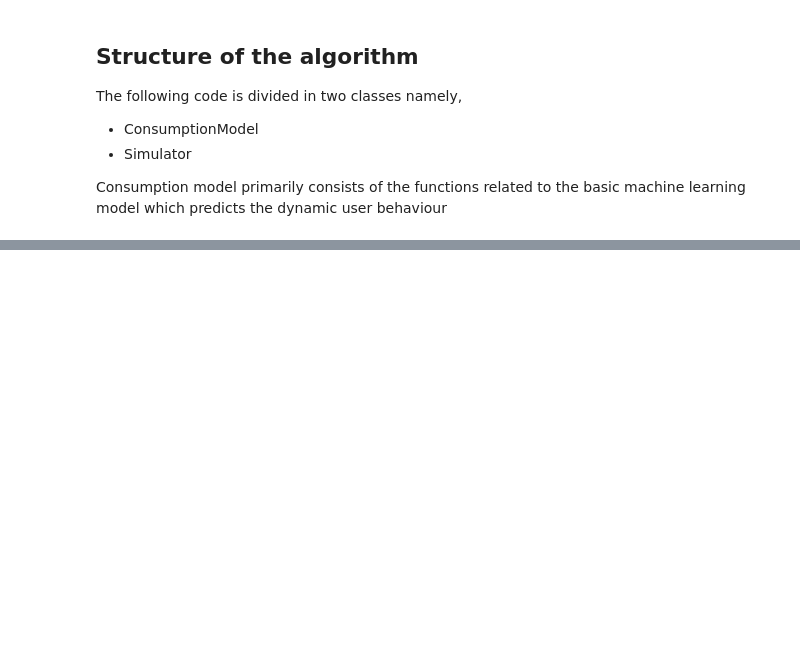
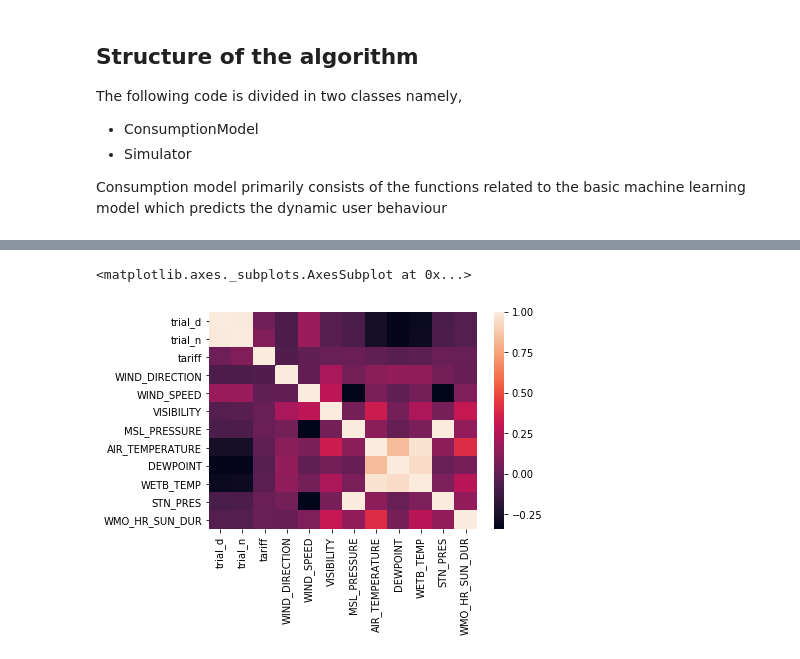
Before and after one commit to shreyasnikte/Active-Learning-TUD-Thesis, a Jupyter notebook: src/simulator.ipynb, the cells around one changed output, grey strips where cells are left out. Cells and saved outputs as stored; diff of their text form; code cells hidden in the pictures; blank space fills up the shorter version.

```diff
--- a/src/simulator.ipynb
+++ b/src/simulator.ipynb
@@ -77,0 +235,8 @@ class select_next(object):
+# %%
+corr = df_final.corr()
+sns.heatmap(corr,
+            xticklabels=corr.columns,
+            yticklabels=corr.columns)
+# %% [output]
+<matplotlib.axes._subplots.AxesSubplot at 0x...>
+[figure, added]
```
Also changed, not shown: parts of 13 cells of this notebook, 1 other file.
